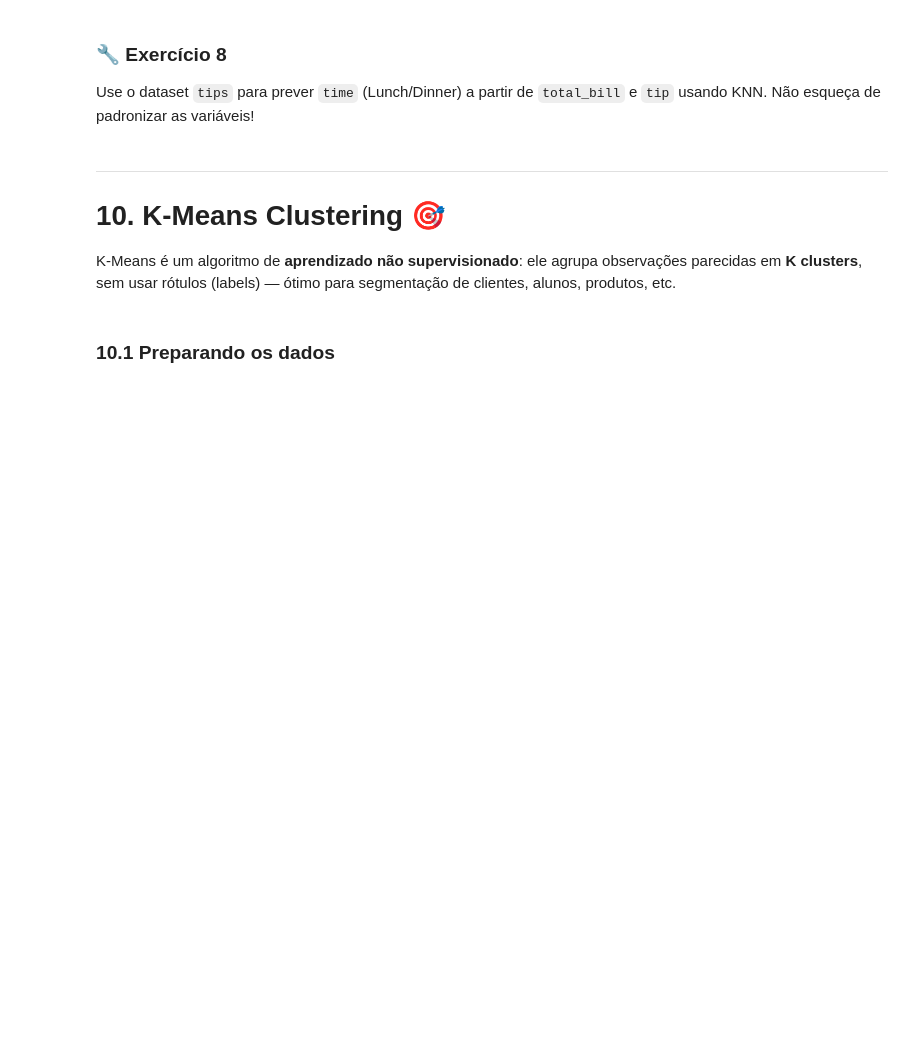
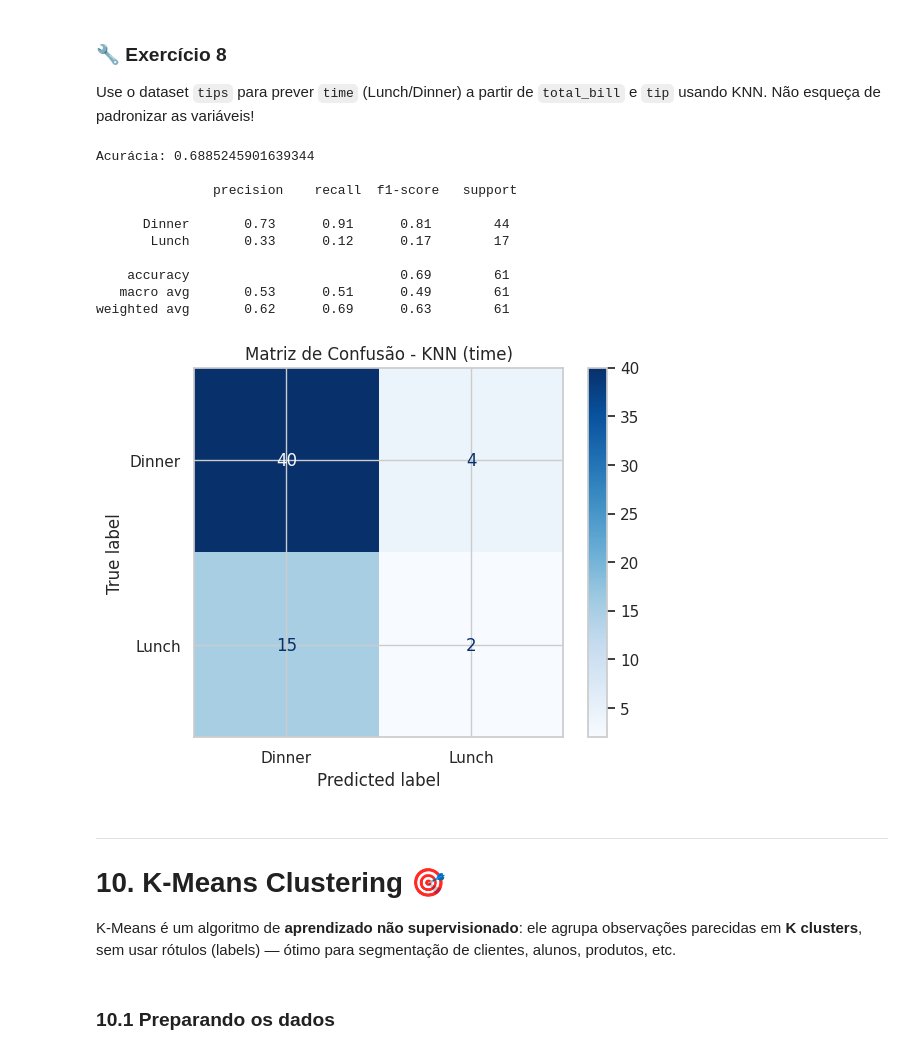
Before and after one commit to estathifisco/estathifisco.github.io, a Jupyter notebook: aula_python_ciencia_de_dados_v1p_pynb.ipynb, the cells around one changed output. Saved outputs shown, nothing was run; the diff lists cells and outputs as text; code cells hidden in the pictures; blank space fills up the shorter version.

```diff
--- a/aula_python_ciencia_de_dados_v1p_pynb.ipynb
+++ b/aula_python_ciencia_de_dados_v1p_pynb.ipynb
@@ -1057,14 +1093,38 @@ plt.show()
 ### 🔧 Exercício 8
 Use o dataset `tips` para prever `time` (Lunch/Dinner) a partir de `total_bill` e `tip` usando KNN. Não esqueça de padronizar as variáveis!
 # %%
+from sklearn.metrics import confusion_matrix, ConfusionMatrixDisplay
+import matplotlib.pyplot as plt
+
 X_tips = tips[["total_bill", "tip"]]
 y_tips = tips["time"]
 
 X_tips_scaled = StandardScaler().fit_transform(X_tips)
 Xtr, Xte, ytr, yte = train_test_split(X_tips_scaled, y_tips, test_size=0.25, random_state=42)
 
 knn_tips = KNeighborsClassifier(n_neighbors=7).fit(Xtr, ytr)
-print("Acurácia:", accuracy_score(yte, knn_tips.predict(Xte)).round(2))
+y_pred = knn_tips.predict(Xte)
+
+print("Acurácia:", accuracy_score(yte, y_pred))
+print("\n", classification_report(yte, y_pred, zero_division=0))
+
+cm = confusion_matrix(yte, y_pred, labels=knn_tips.classes_)
+disp = ConfusionMatrixDisplay(confusion_matrix=cm, display_labels=knn_tips.classes_)
+disp.plot(cmap="Blues", values_format="d")
+plt.title("Matriz de Confusão - KNN (time)")
+plt.show()
+# %% [output]
+Acurácia: 0.6885245901639344
+
+               precision    recall  f1-score   support
+
+      Dinner       0.73      0.91      0.81        44
+       Lunch       0.33      0.12      0.17        17
+
+    accuracy                           0.69        61
+   macro avg       0.53      0.51      0.49        61
+weighted avg       0.62      0.69      0.63        61
+[figure, added]
 # %% [markdown]
 ---
 <a name="parte10"></a>
```
Also changed, not shown: parts of 24 cells of this notebook.
